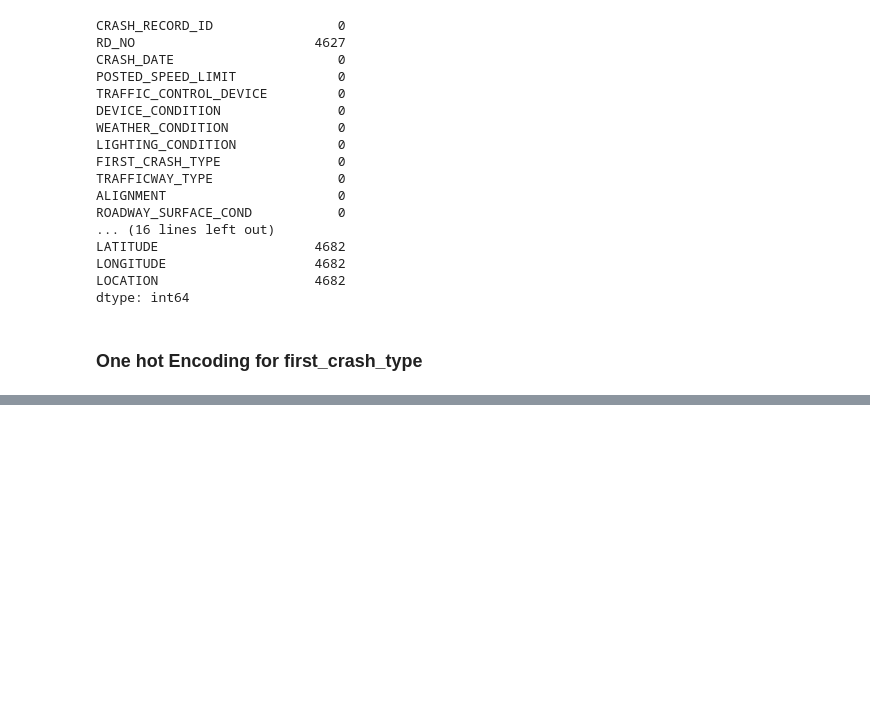
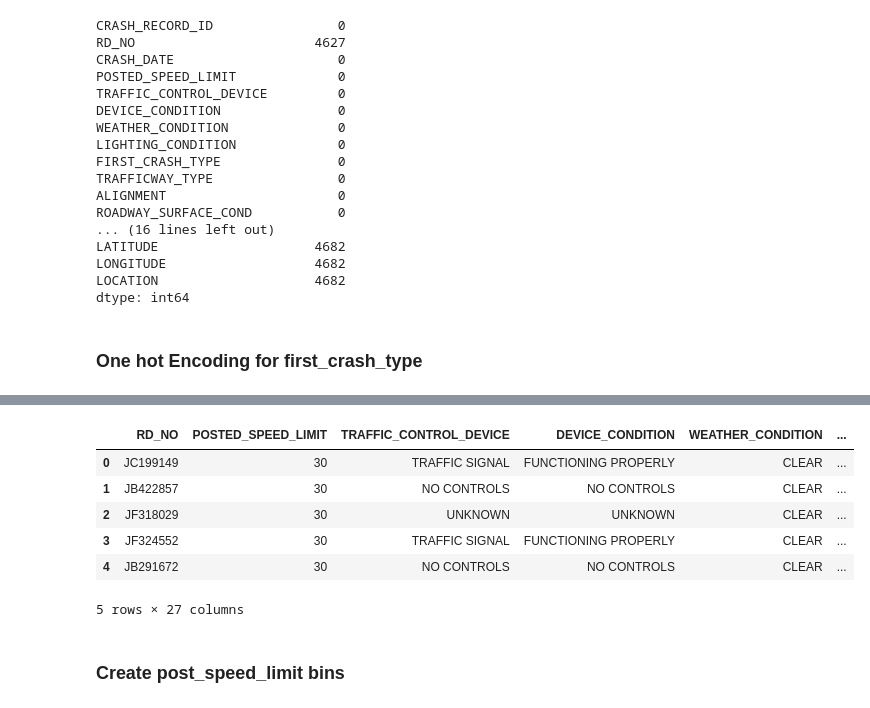
Before and after one commit to Edna722/ML-Projcet, a Jupyter notebook: Chicago notebook.ipynb, the cells around one changed output, grey strips where cells are left out. Saved outputs shown, nothing was run; the diff lists cells and outputs as text; code cells hidden in the pictures; blank space fills up the shorter version.

```diff
--- a/Chicago notebook.ipynb
+++ b/Chicago notebook.ipynb
@@ -242,6 +274,14 @@ LATITUDE                    4682
 LONGITUDE                   4682
 LOCATION                    4682
 dtype: int64
+# %%
+modified_data['datetime'] = pd.to_datetime(modified_data['CRASH_DATE'])
+# %%
+modified_data['CRASH_MONTH'] = modified_data['datetime'].dt.month
+modified_data['CRASH_DAY_OF_WEEK'] = modified_data['datetime'].dt.day
+modified_data['CRASH_HOUR'] = modified_data['datetime'].dt.hour
+# %%
+modified_data.drop(['LOCATION', 'datetime', 'CRASH_DATE', 'CRASH_RECORD_ID','LATITUDE', 'LONGITUDE'], axis=1, inplace=True)
 # %% [markdown]
 ### One hot Encoding for first_crash_type
 # %%
@@ -273,0 +394,20 @@ categorical_columns
+# %%
+# creating bins for times
+# 0-6 = Late Night/Early Morning
+# 6-12 = Morning
+# 12-18 = Afternoon/Rush Hour
+# 18-23 = Late Evening
+modified_data['time_bins'] = pd.cut(x=modified_data['CRASH_HOUR'], bins = [0,6,12,18,23],
+                         labels = ['Late Night/Early Morning',
+                        'Morning', 'Afternoon/Rush Hour','Late Evening'])
+modified_data.head()
+# %% [output]
+|  | RD_NO | POSTED_SPEED_LIMIT | TRAFFIC_CONTROL_DEVICE | DEVICE_CONDITION | WEATHER_CONDITION | ... |
+| 0 | JC199149 | 30 | TRAFFIC SIGNAL | FUNCTIONING PROPERLY | CLEAR | ... |
+| 1 | JB422857 | 30 | NO CONTROLS | NO CONTROLS | CLEAR | ... |
+| 2 | JF318029 | 30 | UNKNOWN | UNKNOWN | CLEAR | ... |
+| 3 | JF324552 | 30 | TRAFFIC SIGNAL | FUNCTIONING PROPERLY | CLEAR | ... |
+| 4 | JB291672 | 30 | NO CONTROLS | NO CONTROLS | CLEAR | ... |
+5 rows × 27 columns
+# %% [markdown]
+### Create post_speed_limit bins
```
Also changed, not shown: parts of 15 cells of this notebook, 1 other file.
